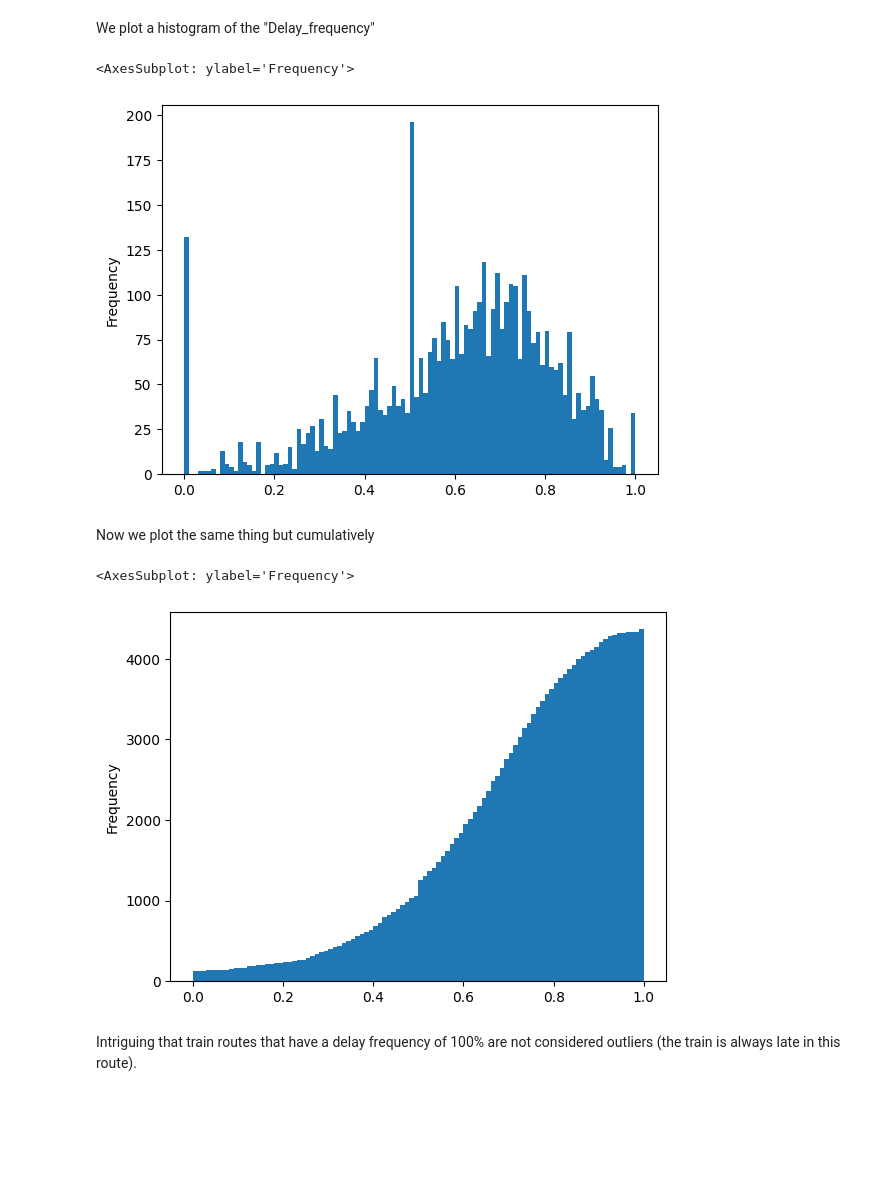
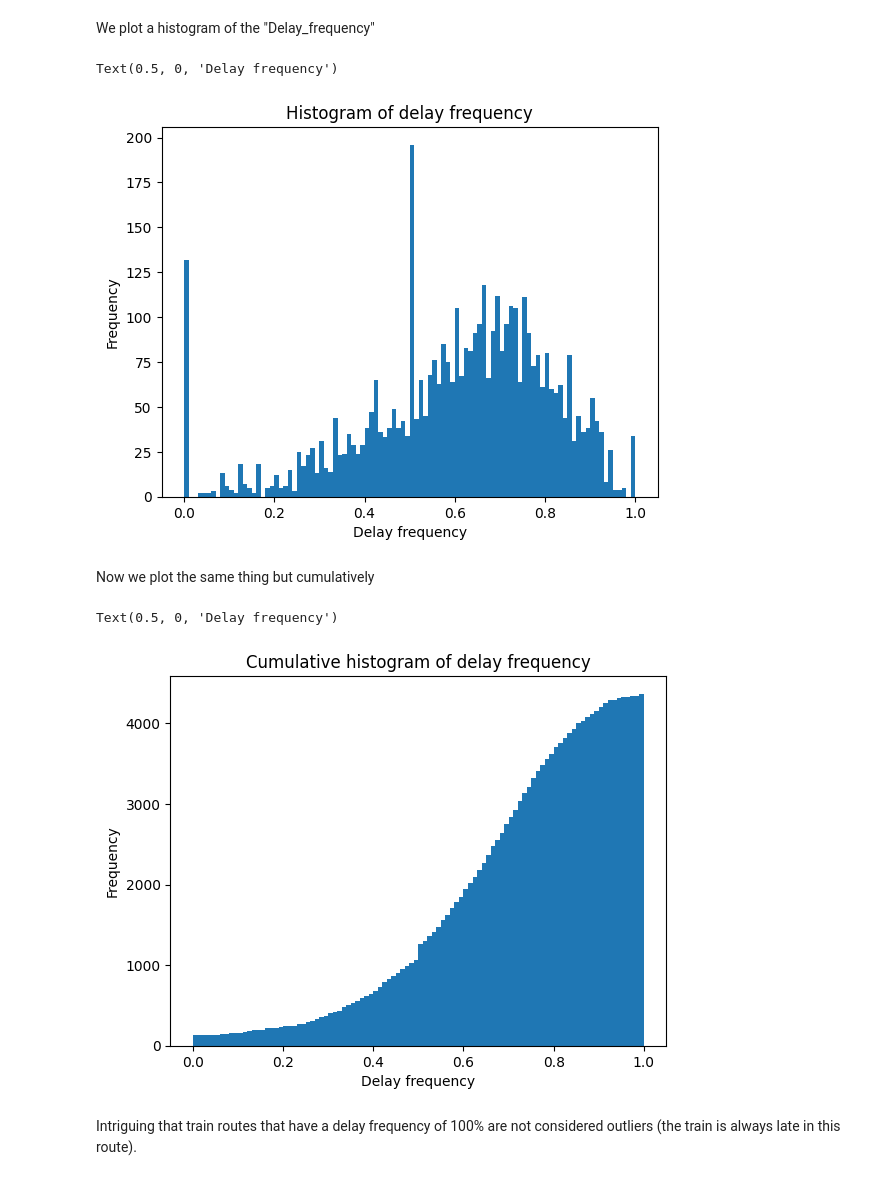
Before and after one commit to Seoyangsam/ACRM, a Jupyter notebook: src/Q10.ipynb, the cells around one changed output. Cells and saved outputs as stored; diff of their text form; code cells hidden in the pictures; blank space fills up the shorter version.

```diff
--- a/src/Q10.ipynb
+++ b/src/Q10.ipynb
@@ -162,16 +163,20 @@ Name: Delay_frequency, dtype: float64
 We plot a histogram of the "Delay_frequency"
 # %%
 average_percentage_of_delays_df["Delay_frequency"].plot.hist(bins = 100)
+plt.title("Histogram of delay frequency")
+plt.xlabel("Delay frequency")
 # %% [output]
-<AxesSubplot: ylabel='Frequency'>
+Text(0.5, 0, 'Delay frequency')
-[figure, old version]
+[figure, new version]
 # %% [markdown]
 Now we plot the same thing but cumulatively
 # %%
 average_percentage_of_delays_df["Delay_frequency"].plot.hist(cumulative = True, bins = 100)
+plt.title("Cumulative histogram of delay frequency")
+plt.xlabel("Delay frequency")
 # %% [output]
-<AxesSubplot: ylabel='Frequency'>
+Text(0.5, 0, 'Delay frequency')
-[figure, old version]
+[figure, new version]
 # %% [markdown]
 Intriguing that train routes that have a delay frequency of 100% are not considered outliers (the train is always late in this route).
 # %%
```
Also changed, not shown: parts of 5 cells of this notebook, 2 other files.
